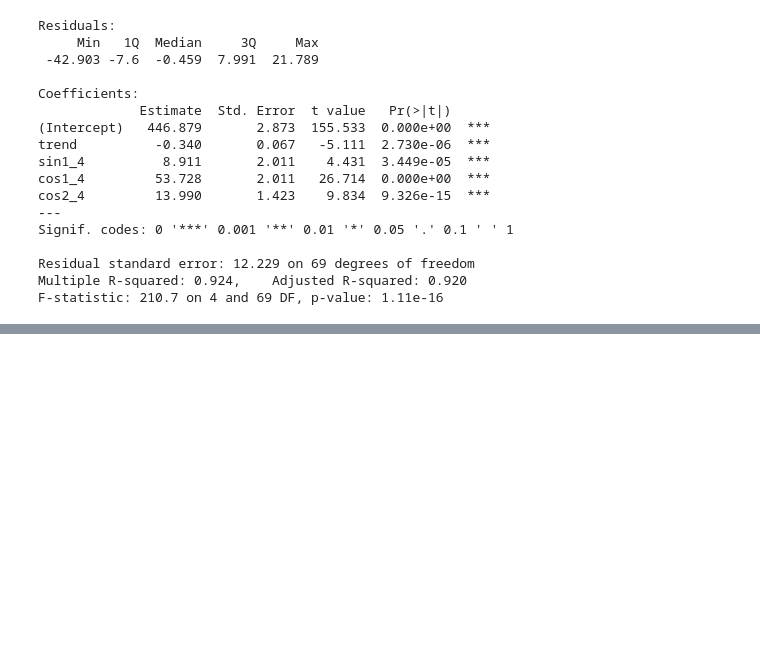
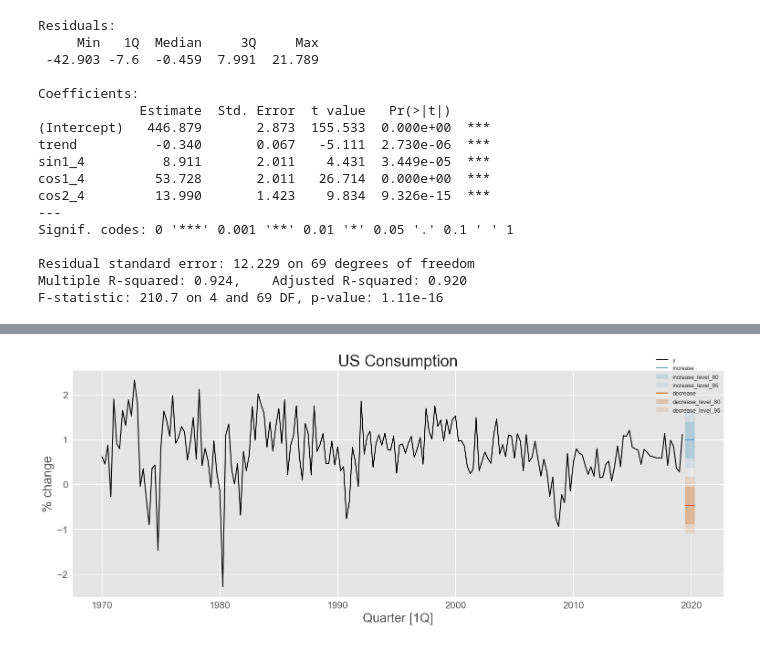
Before and after one commit to DavidGuzzi/TSA, a Jupyter notebook: Forecasting Principles and Practice 3rd/pythonic_way/7.ipynb, the cells around one changed output, grey strips where cells are left out. Cells and saved outputs as stored; diff of their text form; code cells hidden in the pictures; blank space fills up the shorter version.

```diff
--- a/Forecasting Principles and Practice 3rd/pythonic_way/7.ipynb
+++ b/Forecasting Principles and Practice 3rd/pythonic_way/7.ipynb
@@ -480,0 +529,41 @@ F-statistic: 210.7 on 4 and 69 DF, p-value: 1.11e-16
+# %%
+columns = ["ds", "unique_id", "y", "Income", "Savings", "Unemployment"]
+us_change_scenarios = us_change[columns].copy()
+mf = MLForecast(models=LinearRegression(), freq="QS-OCT")
+mf.fit(us_change_scenarios, static_features=[])
+futr_base = mf.make_future_dataframe(h=4)
+
+def rename_regression(df, name):
+    new_columns = df.columns.str.replace("LinearRegression", name)
+    return df.set_axis(new_columns, axis="columns")
+
+
+
+# We are using a LinearRegression wrapper that provides
+# the add_prediction_intervals() method
+model = mf.models_["LinearRegression"]
+
+# Scenario 1 - Increase
+futr_df = futr_base.assign(Income=1, Savings=0.5, Unemployment=0)
+forecasts_scenario1 = (
+    mf.predict(h=4, X_df=futr_df)
+    .pipe(model.add_prediction_intervals, futr_df)
+    .pipe(rename_regression, "increase")
+)
+
+# Scenario 2 - Decrease
+futr_df = futr_base.assign(Income=-1, Savings=-0.5, Unemployment=0)
+forecasts_scenario2 = (
+    mf.predict(h=4, X_df=futr_df)
+    .pipe(model.add_prediction_intervals, futr_df)
+    .pipe(rename_regression, "decrease")
+)
+
+forecasts_df = forecasts_scenario1.merge(forecasts_scenario2)
+plot_series(
+    us_change_scenarios, forecasts_df,
+    level=[80, 95], rm_legend=False,
+    xlabel="Quarter [1Q]", ylabel="% change",
+    title="US Consumption", palette="black_and_2color")
+# %% [output]
+[figure, added]
```
Also changed, not shown: parts of 5 cells of this notebook.
